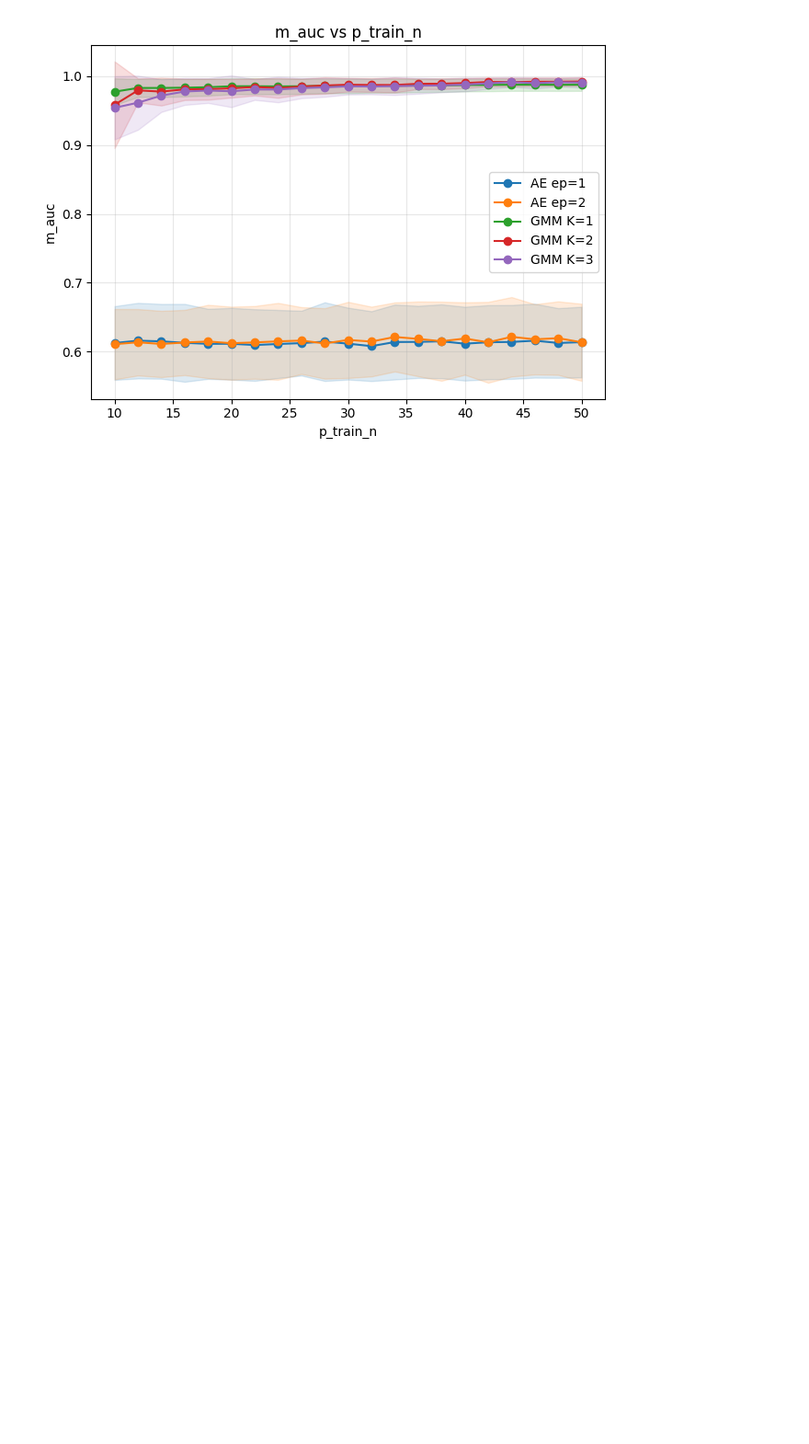
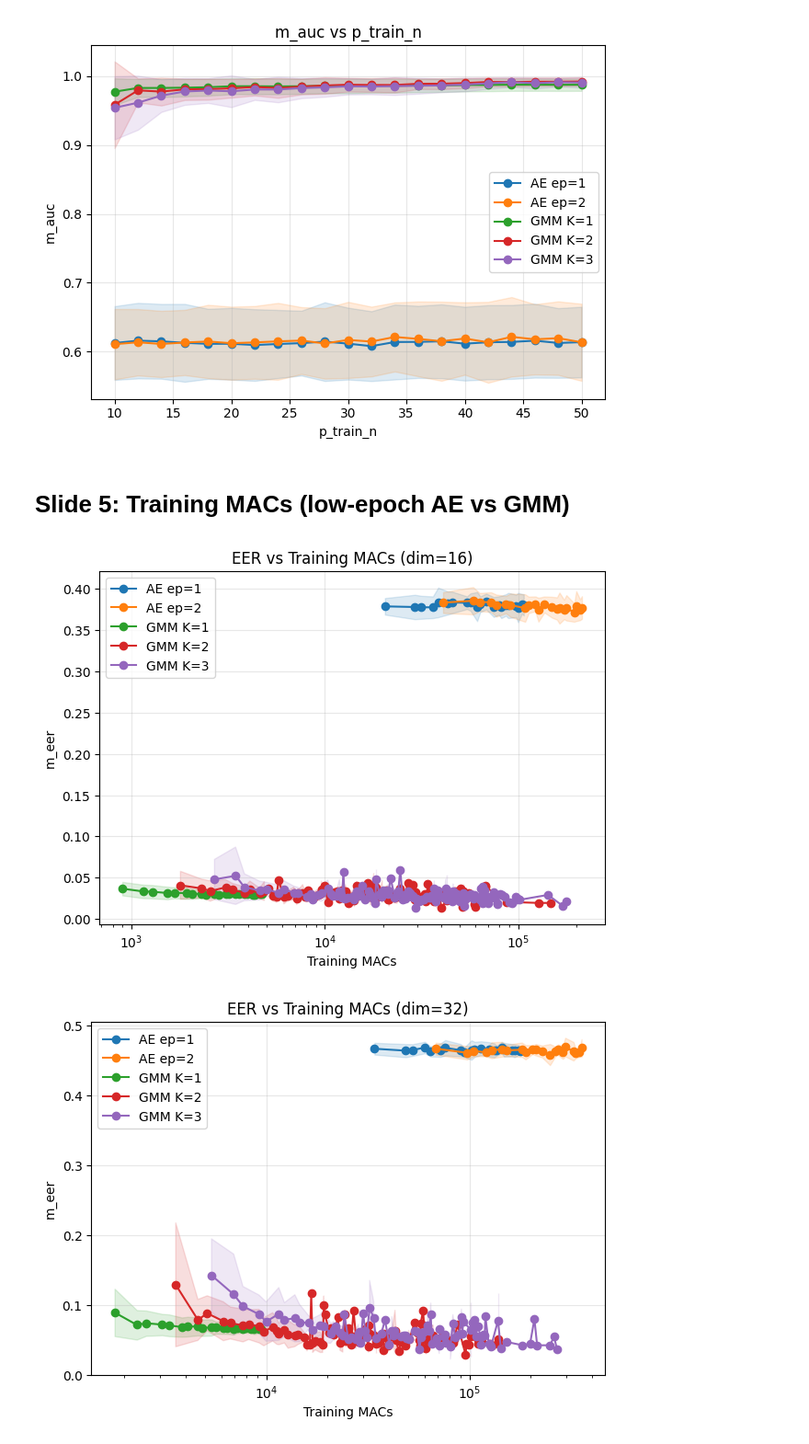
Before and after one commit to albertobasaglia/tinygmm-thesis, a Jupyter notebook: src/compare/plots.ipynb, the cells around one changed output. Shown at 92% size. Drawn from its saved outputs; the diff is of its cells as text; code cells hidden in the pictures; blank space fills up the shorter version.

Commit message:
add new plots

```diff
--- a/src/compare/plots.ipynb
+++ b/src/compare/plots.ipynb
@@ -86,3 +86,17 @@ plot_lines(df, x="p_train_n", y="m_auc", lines=fair_lines)
 # %% [output]
 [figure]
 [figure]
+# %% [markdown]
+# Slide 5: Training MACs (low-epoch AE vs GMM)
+# %%
+for dim in [16, 32]:
+    sub = df[df["p_embedding_dim"] == dim]
+    plot_lines(sub, x="m_training_macs", y="m_eer", lines=fair_lines)
+    plt.xscale("log")
+    plt.title(f"EER vs Training MACs (dim={dim})")
+    plt.xlabel("Training MACs")
+
+plt.show()
+# %% [output]
+[figure, added]
+[figure, added]
```
